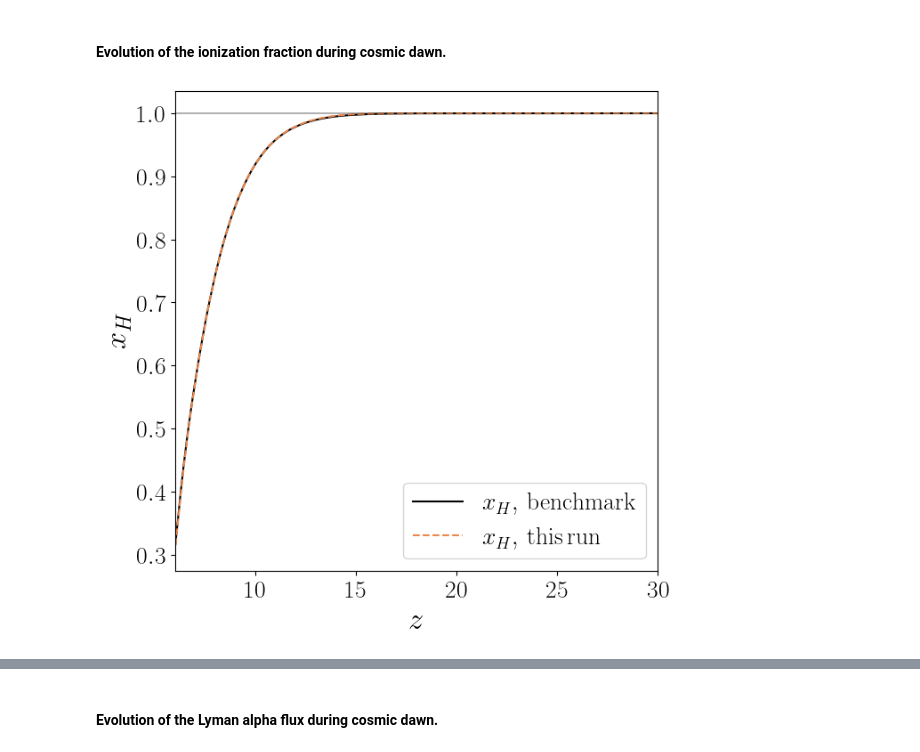
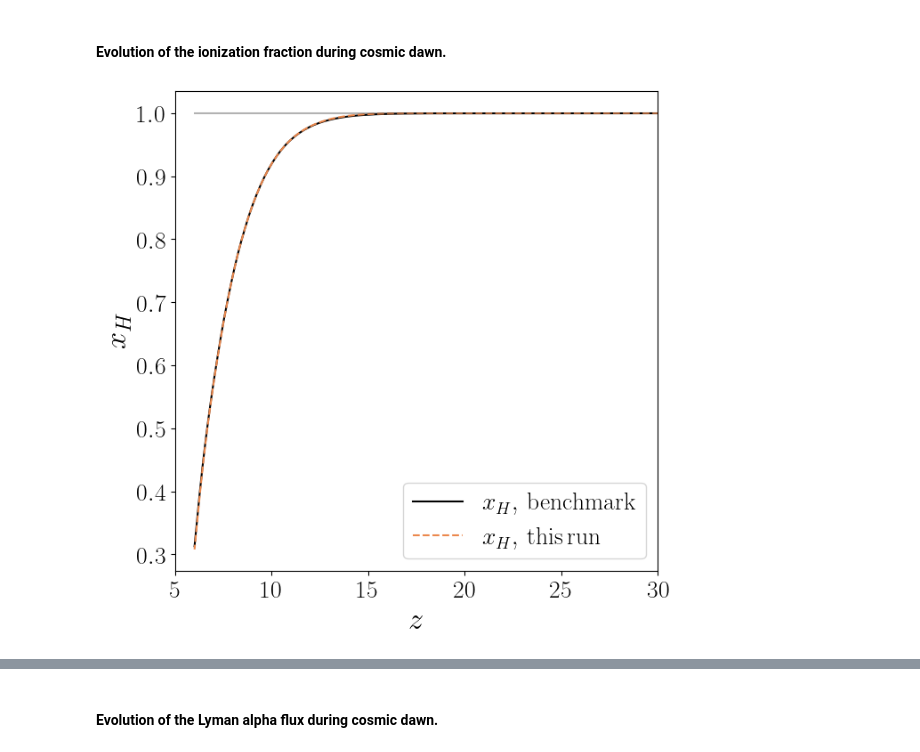
Before and after one commit to jordanflitter/21cmFirstCLASS, a Jupyter notebook: Tutorial (Jupyter notebooks)/test_SFRchanges.ipynb, the cells around one changed output, grey strips where cells are left out. Cells and saved outputs as stored; diff of their text form; code cells hidden in the pictures.

```diff
--- a/Tutorial (Jupyter notebooks)/test_SFRchanges.ipynb
+++ b/Tutorial (Jupyter notebooks)/test_SFRchanges.ipynb
@@ -316,31 +333,31 @@ Wrt the benchmark model, Tb in the new model differs max 1.7%; this is reached a
 # %%
 fig, ax = plt.subplots(1, 1, figsize=(7,7)) # set the plot size
 
 ax.plot(benchmark_globals_dict['bench_z'],benchmark_globals_dict['bench_xH'],label=r'$x_H,\,{\rm benchmark}$', color='k', linestyle='-')
 fig, ax = plotting.plot_global_history(lightcone,
                                        # you can specify the following properties for your plot; if None (or omitted) defaults are used
                                        kind = 'xH', # which quantity to plot, choose between the one listed in global_quantities
                                        x_kind='redshift', # this argument specifies plotted on the x-axis; can be set to 'redshift', 'frequency', or 'distance'
                                        xlabel = None,
                                        ylabel = r'$x_H$',
                                        xlog = False,
                                        ylog = False,
                                        # Note that this function accepts all the arguments of 'matplotlib.pyplot.plot'!
                                        color = color_test,
                                        ls='--',
                                        ax = ax,
                                        label=r'$x_H,\,{\rm this\,run}$'
                                        )
 
-plt.xlim(6,30)
+plt.xlim(5,30)
 plt.legend(fontsize=20,loc=4)
 # Add a black horizontal dashed line at zero
 ax.plot([lightcone.node_redshifts[0],lightcone.node_redshifts[-1]],[1,1],color='k',ls='-',alpha=0.3) ;
 
 #plt.xlim(6,10)
 #plt.ylim(0.3,0.5)
 # %% [output]
-[figure, old version]
+[figure, new version]
 # %%
 different_ionization = max(abs((lightcone.global_quantities['xH_box']-benchmark_globals_dict['bench_xH'])/benchmark_globals_dict['bench_xH'] * 100))
 if round(different_ionization,1) > 0.:
```
Also changed, not shown: parts of 4 cells of this notebook, 9 other files.
